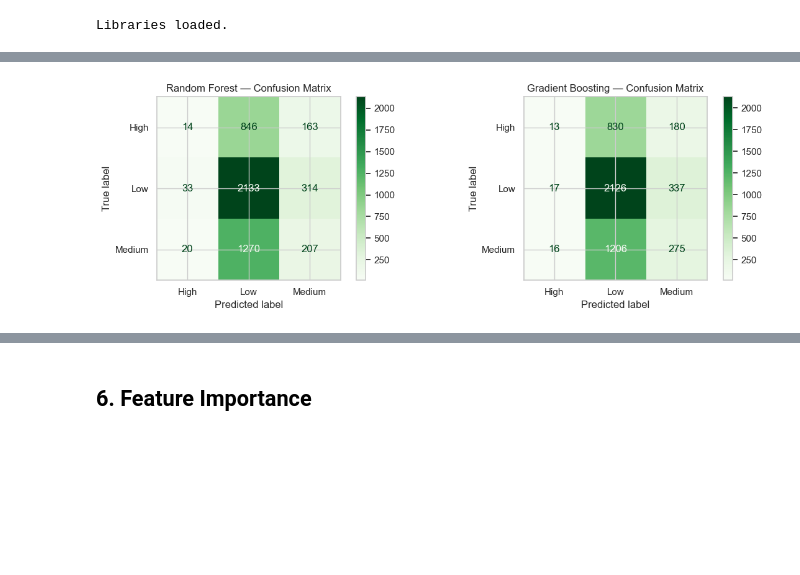
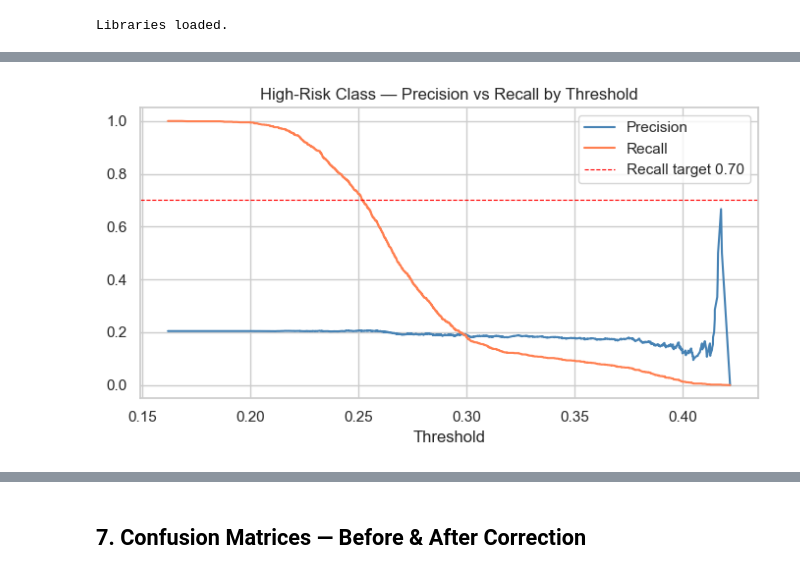
Before and after one commit to ssadarsh13/capstone_project, a Jupyter notebook: Phase3_Modeling/02_risk_model.ipynb, the cells around one changed output, grey strips where cells are left out. Cells and saved outputs as stored; diff of their text form; code cells hidden in the pictures; blank space fills up the shorter version.

```diff
--- a/Phase3_Modeling/02_risk_model.ipynb
+++ b/Phase3_Modeling/02_risk_model.ipynb
@@ -202,9 +179,17 @@ plt.show()
 # %%
-rf = RandomForestClassifier(n_estimators=200, class_weight='balanced', random_state=42, n_jobs=-1)
-rf.fit(X_train, y_train)
-y_pred_rf = rf.predict(X_test)
+# Fit on full training set
+smote_rf_pipe.fit(X_train, y_train)
 
-print('=== Random Forest ===')
-print(f'Accuracy: {accuracy_score(y_test, y_pred_rf):.4f}')
-print(classification_report(y_test, y_pred_rf, target_names=risk_le.classes_))
+y_train_pred = smote_rf_pipe.predict(X_train)
+y_test_pred  = smote_rf_pipe.predict(X_test)
+
+train_acc = accuracy_score(y_train, y_train_pred)
+test_acc  = accuracy_score(y_test,  y_test_pred)
+train_f1  = f1_score(y_train, y_train_pred, average='macro')
+test_f1   = f1_score(y_test,  y_test_pred,  average='macro')
+
+print('=== SMOTE + Random Forest (v2) ===')
+print(f'Train Acc : {train_acc:.4f}  |  Test Acc : {test_acc:.4f}  |  Gap: {train_acc-test_acc:.4f}')
+print(f'Train F1  : {train_f1:.4f}  |  Test F1  : {test_f1:.4f}  |  Gap: {train_f1-test_f1:.4f}')
+print(classification_report(y_test, y_test_pred, target_names=risk_le.classes_))
 # %% [output]
@@ -242,15 +212,42 @@ weighted avg       0.42      0.48      0.39      5000
 # %%
-fig, axes = plt.subplots(1, 2, figsize=(12, 4))
-for ax, preds, title in zip(axes,
-                             [y_pred_rf, y_pred_gb],
-                             ['Random Forest', 'Gradient Boosting']):
-    ConfusionMatrixDisplay.from_predictions(
-        y_test, preds, display_labels=risk_le.classes_,
-        cmap='Greens', ax=ax
-    )
-    ax.set_title(f'{title} — Confusion Matrix')
+hi_idx = list(risk_le.classes_).index('High')
+proba_test = smote_rf_pipe.predict_proba(X_test)
+
+# Precision-Recall curve for High-Risk
+prec, rec, thresholds = precision_recall_curve(
+    (y_test == hi_idx).astype(int), proba_test[:, hi_idx]
+)
+
+fig, ax = plt.subplots(figsize=(7, 4))
+ax.plot(thresholds, prec[:-1], label='Precision', color='steelblue')
+ax.plot(thresholds, rec[:-1],  label='Recall',    color='coral')
+ax.axhline(0.70, color='red', linestyle='--', linewidth=0.8, label='Recall target 0.70')
+ax.set_xlabel('Threshold')
+ax.set_title('High-Risk Class — Precision vs Recall by Threshold')
+ax.legend()
 plt.tight_layout()
-plt.savefig('models/risk_advanced_cm.png', dpi=120)
+plt.savefig('models/risk_threshold_curve.png', dpi=120)
 plt.show()
+
+# Find the lowest threshold that achieves recall >= 0.70
+valid = np.where(rec[:-1] >= 0.70)[0]
+if len(valid) > 0:
+    opt_thresh = thresholds[valid[-1]]
+    print(f'Threshold for High-Risk recall ≥ 0.70 : {opt_thresh:.3f}')
+    print(f'Precision at that threshold            : {prec[valid[-1]]:.3f}')
+else:
+    # Default to threshold that maximises F1 for High
+    f1_per_thresh = 2*prec[:-1]*rec[:-1] / (prec[:-1]+rec[:-1]+1e-9)
+    opt_thresh = thresholds[np.argmax(f1_per_thresh)]
+    print(f'Recall 0.70 not achievable; using F1-optimal threshold: {opt_thresh:.3f}')
+
+# Apply tuned threshold
+y_adjusted = np.argmax(proba_test, axis=1).copy()
+y_adjusted[proba_test[:, hi_idx] >= opt_thresh] = hi_idx
+
+print('\n=== After threshold tuning ===')
+hi_recall_tuned = recall_score(y_test, y_adjusted, labels=[hi_idx], average='macro')
+print(f'High-Risk Recall: {hi_recall_tuned:.4f}')
+print(classification_report(y_test, y_adjusted, target_names=risk_le.classes_))
 # %% [output]
-[figure, old version]
+[figure, new version]
@@ -257,3 +268,3 @@ plt.show()
 # %% [markdown]
-## 6. Feature Importance
+## 7. Confusion Matrices — Before & After Correction
 # %%
```
Also changed, not shown: parts of 28 cells of this notebook, 28 other files.
